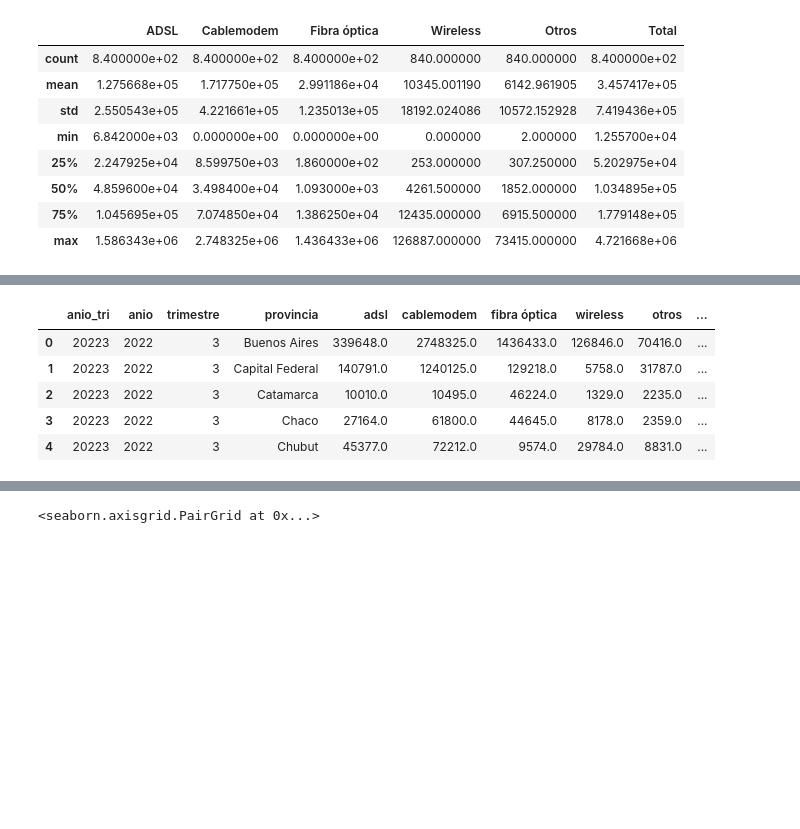
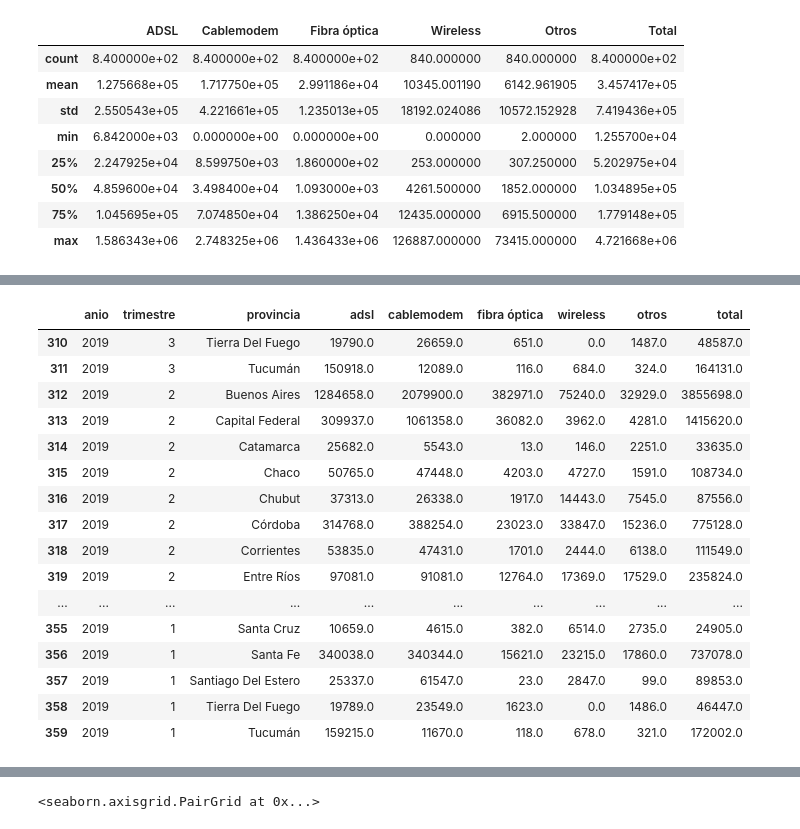
Before and after one commit to Lucaramallo/Empresa_telecomunicaciones, a Jupyter notebook: ETLs/ETL_Acc_Inter_fijo_por_tecnología_y_provincia.ipynb, the cells around one changed output, grey strips where cells are left out. Saved outputs shown, nothing was run; the diff lists cells and outputs as text; code cells hidden in the pictures; blank space fills up the shorter version.

```diff
--- a/ETLs/ETL_Acc_Inter_fijo_por_tecnología_y_provincia.ipynb
+++ b/ETLs/ETL_Acc_Inter_fijo_por_tecnología_y_provincia.ipynb
@@ -80,14 +107,25 @@ df_tipo_tecn_x_prov = df_tipo_tecn_x_prov.rename(columns=str.lower)
+# %%
+df_filtered.tail(50)
+# %% [output]
+|  | anio | trimestre | provincia | adsl | cablemodem | fibra óptica | wireless | otros | total |
+| 310 | 2019 | 3 | Tierra Del Fuego | 19790.0 | 26659.0 | 651.0 | 0.0 | 1487.0 | 48587.0 |
+| 311 | 2019 | 3 | Tucumán | 150918.0 | 12089.0 | 116.0 | 684.0 | 324.0 | 164131.0 |
+| 312 | 2019 | 2 | Buenos Aires | 1284658.0 | 2079900.0 | 382971.0 | 75240.0 | 32929.0 | 3855698.0 |
+| 313 | 2019 | 2 | Capital Federal | 309937.0 | 1061358.0 | 36082.0 | 3962.0 | 4281.0 | 1415620.0 |
+| 314 | 2019 | 2 | Catamarca | 25682.0 | 5543.0 | 13.0 | 146.0 | 2251.0 | 33635.0 |
+| 315 | 2019 | 2 | Chaco | 50765.0 | 47448.0 | 4203.0 | 4727.0 | 1591.0 | 108734.0 |
+| 316 | 2019 | 2 | Chubut | 37313.0 | 26338.0 | 1917.0 | 14443.0 | 7545.0 | 87556.0 |
+| 317 | 2019 | 2 | Córdoba | 314768.0 | 388254.0 | 23023.0 | 33847.0 | 15236.0 | 775128.0 |
+| 318 | 2019 | 2 | Corrientes | 53835.0 | 47431.0 | 1701.0 | 2444.0 | 6138.0 | 111549.0 |
+| 319 | 2019 | 2 | Entre Ríos | 97081.0 | 91081.0 | 12764.0 | 17369.0 | 17529.0 | 235824.0 |
+| ... | ... | ... | ... | ... | ... | ... | ... | ... | ... |
+| 355 | 2019 | 1 | Santa Cruz | 10659.0 | 4615.0 | 382.0 | 6514.0 | 2735.0 | 24905.0 |
+| 356 | 2019 | 1 | Santa Fe | 340038.0 | 340344.0 | 15621.0 | 23215.0 | 17860.0 | 737078.0 |
+| 357 | 2019 | 1 | Santiago Del Estero | 25337.0 | 61547.0 | 23.0 | 2847.0 | 99.0 | 89853.0 |
+| 358 | 2019 | 1 | Tierra Del Fuego | 19789.0 | 23549.0 | 1623.0 | 0.0 | 1486.0 | 46447.0 |
+| 359 | 2019 | 1 | Tucumán | 159215.0 | 11670.0 | 118.0 | 678.0 | 321.0 | 172002.0 |
 # %%
 df_tipo_tecn_x_prov['anio_tri'] = df_tipo_tecn_x_prov['anio'].astype(str) + df_tipo_tecn_x_prov['trimestre'].astype(str)
 # %%
 # Situar la columna 'anio_tri' como la primera columna
 df_tipo_tecn_x_prov = df_tipo_tecn_x_prov[['anio_tri'] + df_tipo_tecn_x_prov.columns[:-1].tolist()]
-# %%
-df_tipo_tecn_x_prov.head()
-# %% [output]
-|  | anio_tri | anio | trimestre | provincia | adsl | cablemodem | fibra óptica | wireless | otros | ... |
-| 0 | 20223 | 2022 | 3 | Buenos Aires | 339648.0 | 2748325.0 | 1436433.0 | 126846.0 | 70416.0 | ... |
-| 1 | 20223 | 2022 | 3 | Capital Federal | 140791.0 | 1240125.0 | 129218.0 | 5758.0 | 31787.0 | ... |
-| 2 | 20223 | 2022 | 3 | Catamarca | 10010.0 | 10495.0 | 46224.0 | 1329.0 | 2235.0 | ... |
-| 3 | 20223 | 2022 | 3 | Chaco | 27164.0 | 61800.0 | 44645.0 | 8178.0 | 2359.0 | ... |
-| 4 | 20223 | 2022 | 3 | Chubut | 45377.0 | 72212.0 | 9574.0 | 29784.0 | 8831.0 | ... |
```
Also changed, not shown: parts of 3 cells of this notebook, 1 other file.
